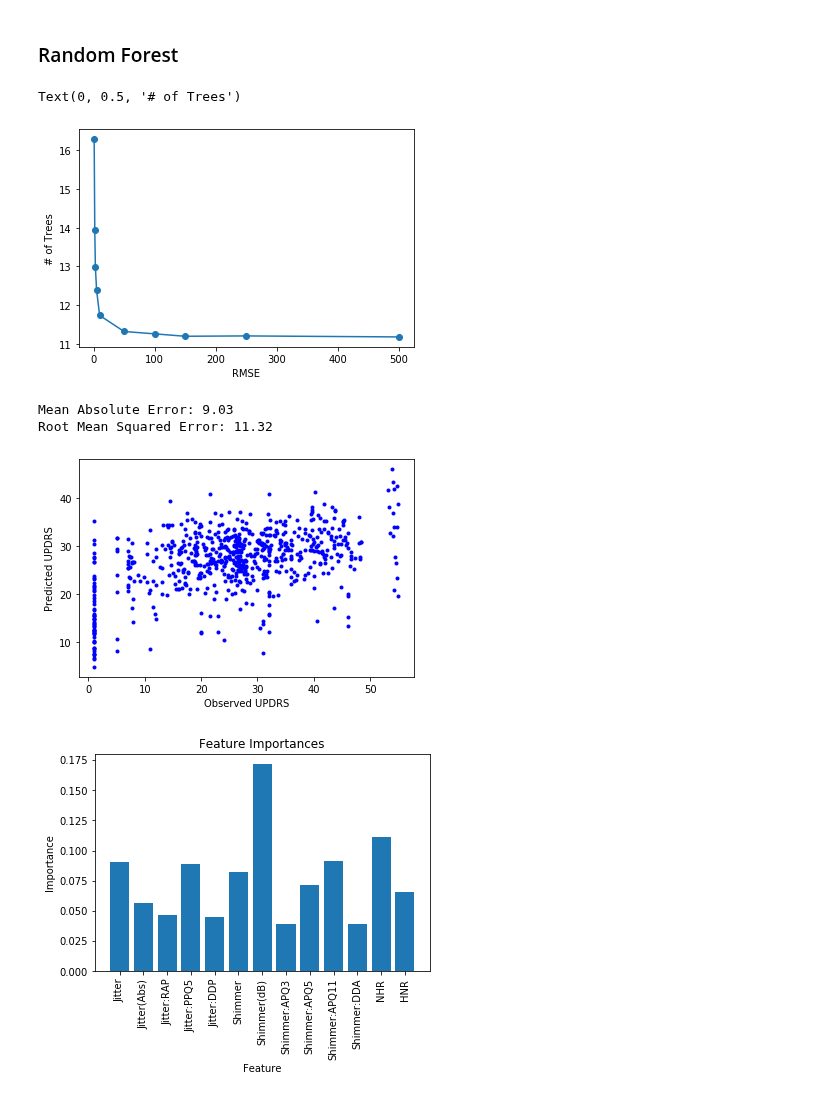
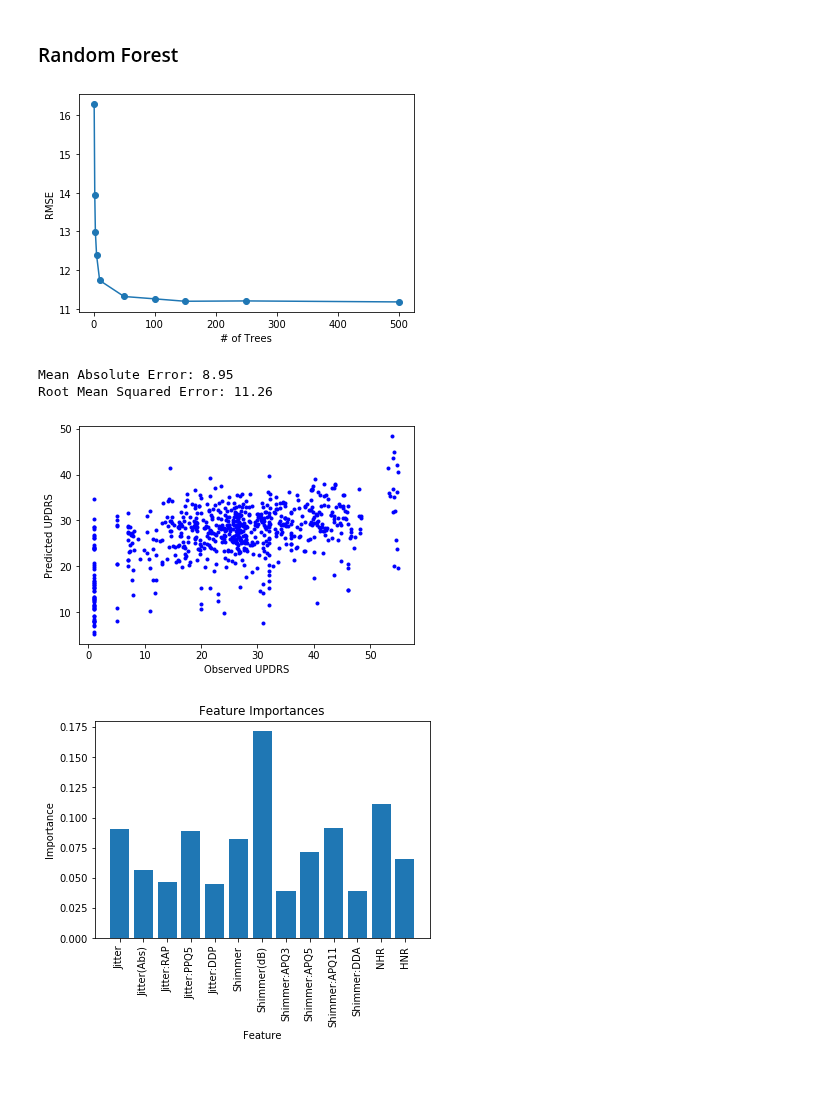
Before and after one commit to adachille/parkinsons-detector, a Jupyter notebook: parkinsons-data-exploration.ipynb, the cells around one changed output. Cells and saved outputs as stored; diff of their text form; code cells hidden in the pictures.

```diff
--- a/parkinsons-data-exploration.ipynb
+++ b/parkinsons-data-exploration.ipynb
@@ -524,25 +524,24 @@ for i in trees:
     predictions = rf.predict(test)
     RMSE.append(np.sqrt(metrics.mean_squared_error(testy, predictions)))
 plt.plot(trees, RMSE, '-o')
-plt.xlabel('RMSE')
-plt.ylabel('# of Trees');
+plt.xlabel('# of Trees')
+plt.ylabel('RMSE');
 # %% [output]
-Text(0, 0.5, '# of Trees')
-[figure, old version]
+[figure, new version]
 # %%
-# Using 50 trees as determined above
-rf = RandomForestRegressor(n_estimators=50, random_state=3)
+# Using 100 trees as determined above
+rf = RandomForestRegressor(n_estimators=100, random_state=3)
 rf.fit(train, trainy)
 predictions = rf.predict(test)
 print('Mean Absolute Error:', round(metrics.mean_absolute_error(testy, predictions),2))
 print('Root Mean Squared Error:', round(np.sqrt(metrics.mean_squared_error(testy, predictions)),2))
 plt.plot(testy, predictions, '.', color='b')
 plt.xlabel('Observed UPDRS')
 plt.ylabel('Predicted UPDRS');
 # %% [output]
-Mean Absolute Error: 9.03
-Root Mean Squared Error: 11.32
+Mean Absolute Error: 8.95
+Root Mean Squared Error: 11.26
-[figure, old version]
+[figure, new version]
 # %%
 # Now let's investigate the most important features in this random forest
 importances = list(rf.feature_importances_)
```
